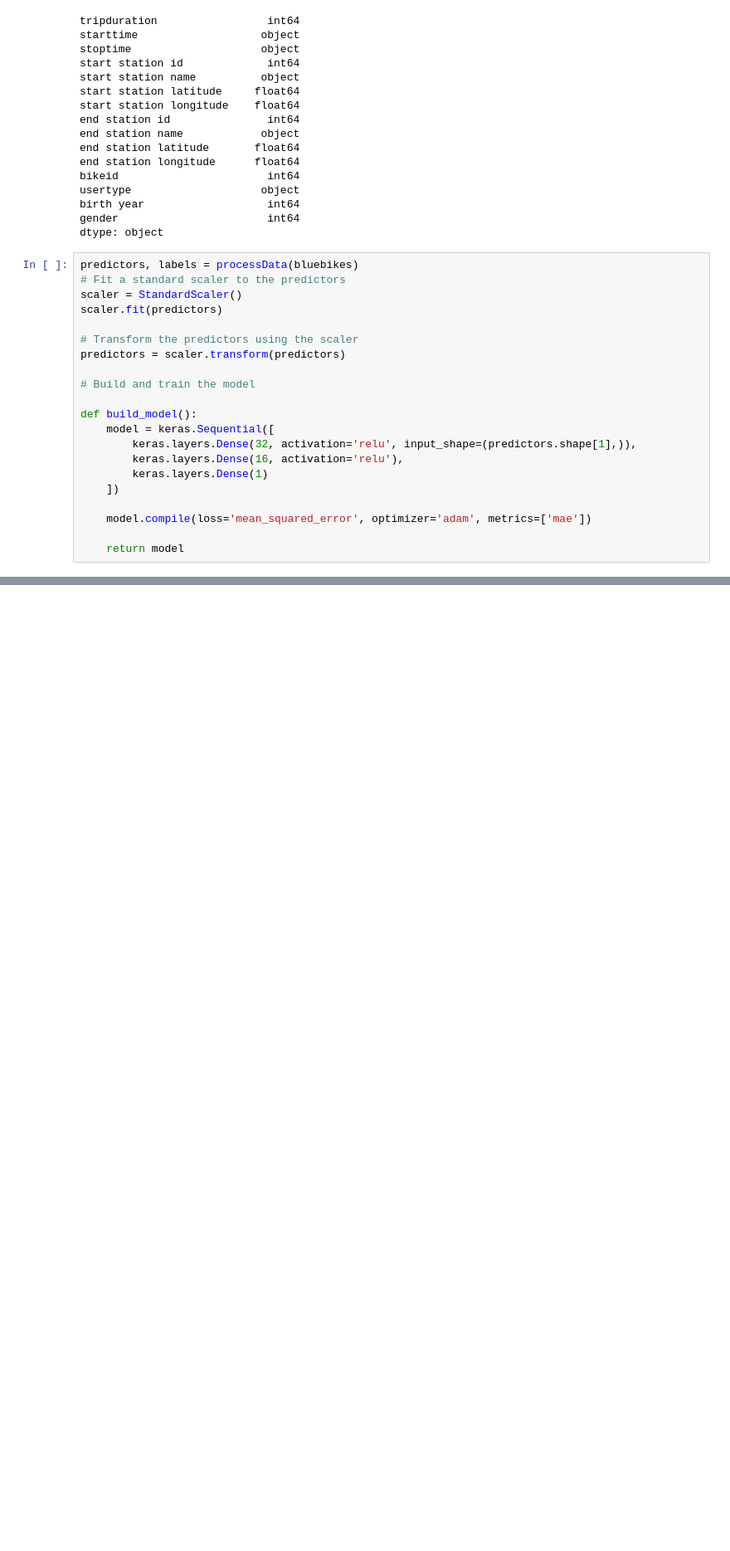
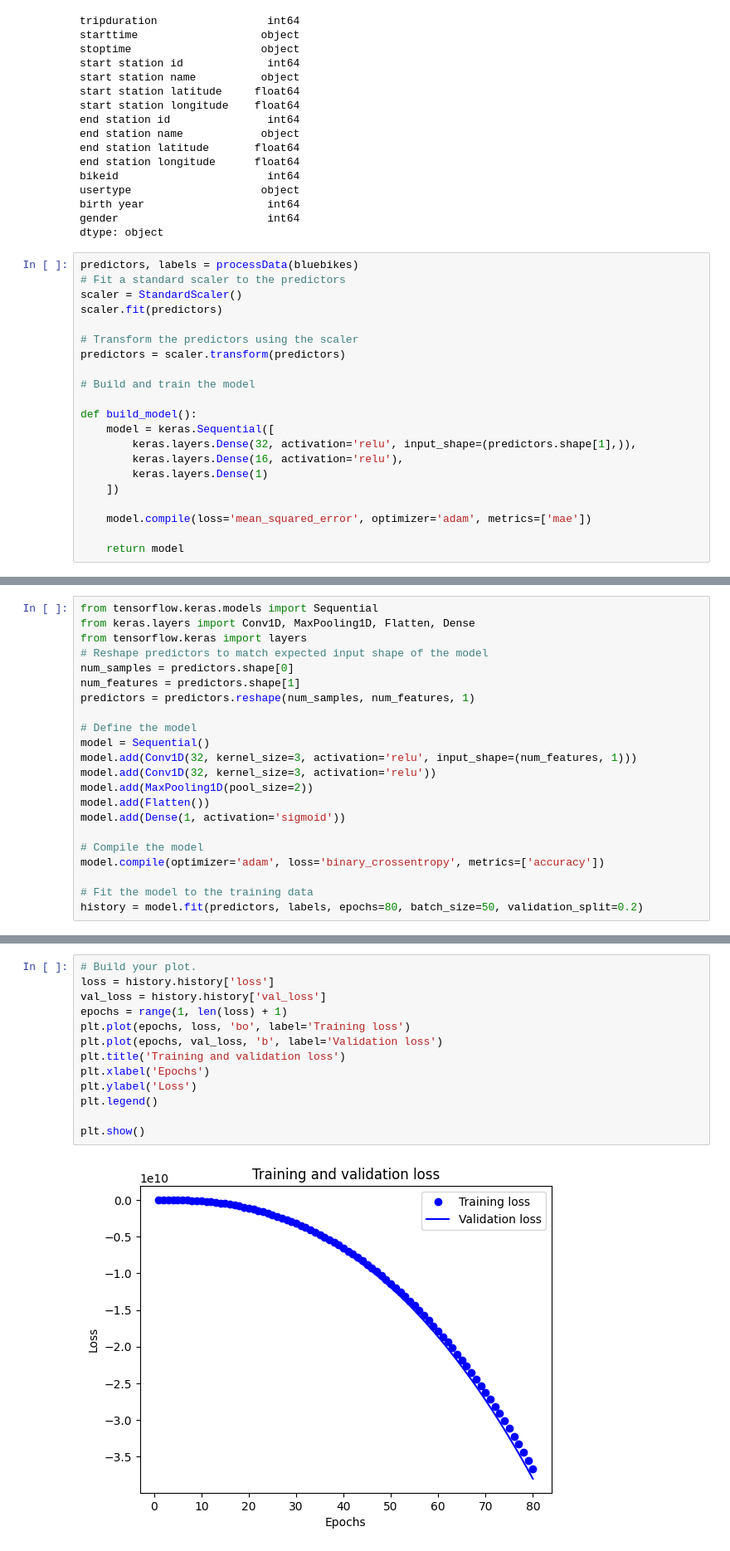
Before and after one commit to Brandon12231/780, a Jupyter notebook: Untitled2.ipynb, the cells around one changed output, grey strips where cells are left out. Shown at 83% size. Saved outputs shown, nothing was run; the diff lists cells and outputs as text; blank space fills up the shorter version.

```diff
--- a/Untitled2.ipynb
+++ b/Untitled2.ipynb
@@ -136,0 +132,22 @@ plt.show()
+# %%
+from tensorflow.keras.models import Sequential
+from keras.layers import Conv1D, MaxPooling1D, Flatten, Dense
+from tensorflow.keras import layers
+# Reshape predictors to match expected input shape of the model
+num_samples = predictors.shape[0]
+num_features = predictors.shape[1]
+predictors = predictors.reshape(num_samples, num_features, 1)
+
+# Define the model
+model = Sequential()
+model.add(Conv1D(32, kernel_size=3, activation='relu', input_shape=(num_features, 1)))
+model.add(Conv1D(32, kernel_size=3, activation='relu'))
+model.add(MaxPooling1D(pool_size=2))
+model.add(Flatten())
+model.add(Dense(1, activation='sigmoid'))
+
+# Compile the model
+model.compile(optimizer='adam', loss='binary_crossentropy', metrics=['accuracy'])
+
+# Fit the model to the training data
+history = model.fit(predictors, labels, epochs=80, batch_size=50, validation_split=0.2)
@@ -136,0 +172,15 @@ plt.show()
+# %%
+# Build your plot.
+loss = history.history['loss']
+val_loss = history.history['val_loss']
+epochs = range(1, len(loss) + 1)
+plt.plot(epochs, loss, 'bo', label='Training loss')
+plt.plot(epochs, val_loss, 'b', label='Validation loss')
+plt.title('Training and validation loss')
+plt.xlabel('Epochs')
+plt.ylabel('Loss')
+plt.legend()
+
+plt.show()
+# %% [output]
+[figure, added]
```
Also changed, not shown: parts of 7 cells of this notebook.
